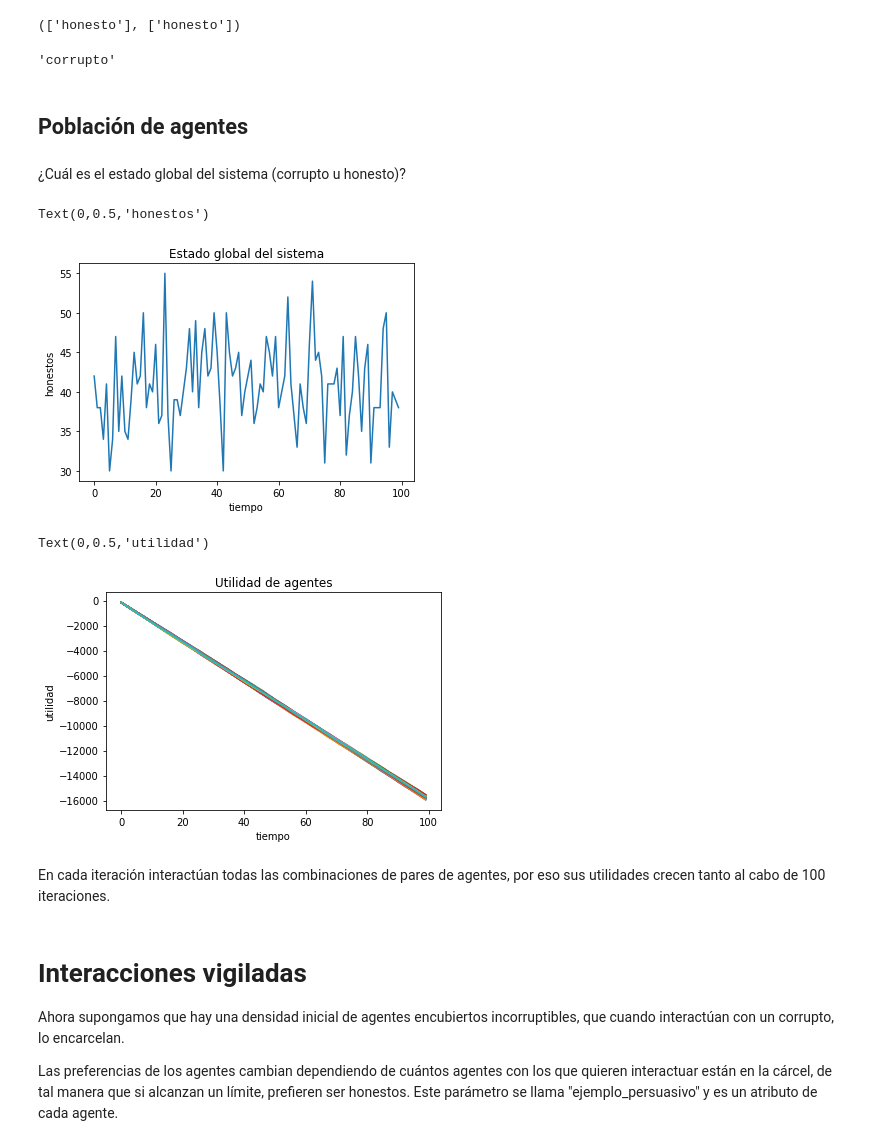
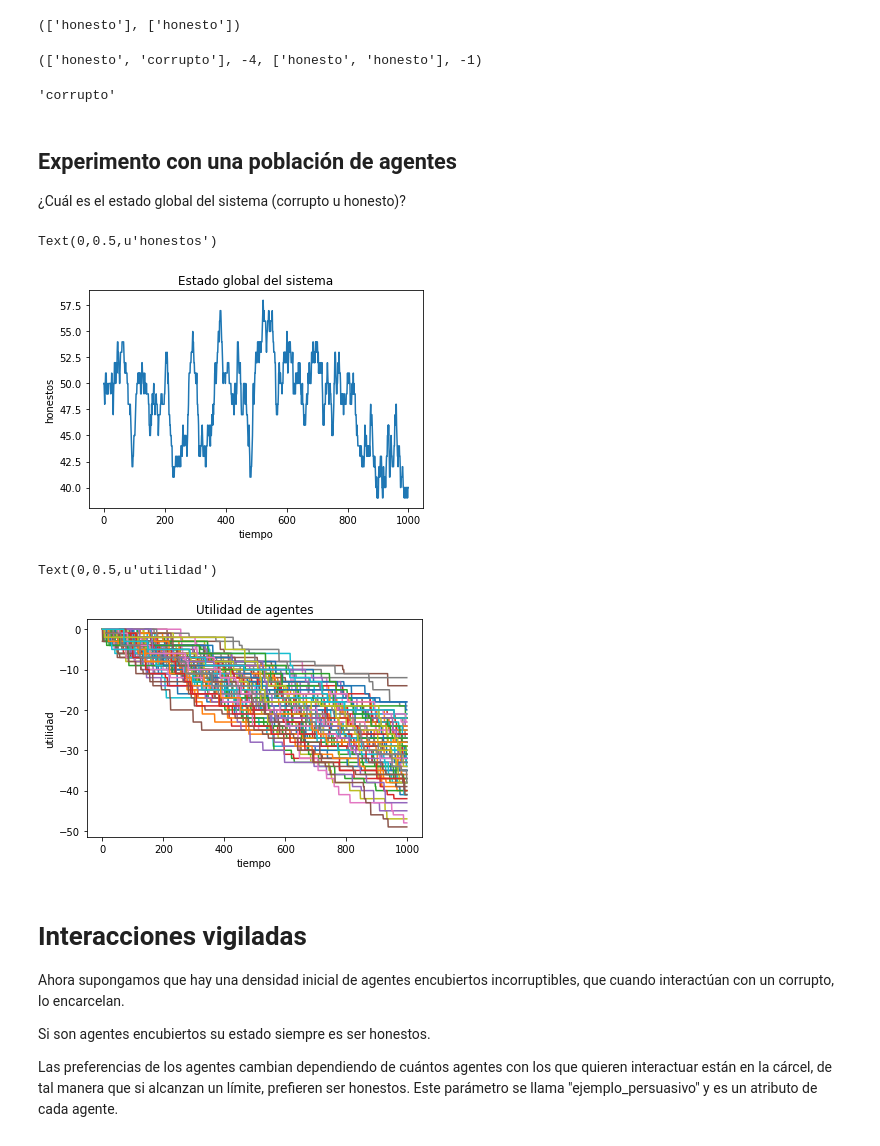
Before and after one commit to rgarcia-herrera/complejidad, a Jupyter notebook: Honestos Encubiertos.ipynb, the cells around one changed output. Drawn from its saved outputs; the diff is of its cells as text; code cells hidden in the pictures.

```diff
--- a/Honestos Encubiertos.ipynb
+++ b/Honestos Encubiertos.ipynb
@@ -81,48 +79,63 @@ A.utilidad, B.utilidad
 A.experiencia, B.experiencia
 # %% [output]
 (['honesto'], ['honesto'])
+# %%
+# Otra interacción muestra cómo los agentes acumulan utilidad
+# y experiencia.
+
+A.estado = 'honesto'
+B.estado = 'corrupto'
+
+interaccion(A, B)
+
+A.experiencia, A.utilidad, B.experiencia, B.utilidad
+# %% [output]
+(['honesto', 'corrupto'], -4, ['honesto', 'honesto'], -1)
 # %%
 # Aqui un agente que ha tenido muy malas experiencias:
-A.experiencia = ['corrupto', 'corrupto', 'corrupto', 'corrupto']
+A.experiencia = ['corrupto', 'honesto', 'corrupto', 'corrupto']
 
-# para actualizar el estado de un agente hay que ejecutar este método
-A.decide_recordando()
+# A diferencia de ejemplos previos en los que establecíamos
+# arbitrariamente el estado, acá dejamos que el agente actualice
+# con base en su experiencia.
+A.actualiza_estado()
 
 A.estado
 # %% [output]
 'corrupto'
-# %% [markdown]
-## Población de agentes
+# %% [markdown]
+## Experimento con una población de agentes
+
+¿Cuál es el estado global del sistema (corrupto u honesto)?
 # %%
 # una población de 100 agentes
 N = 100
-# simularemos por 100 iteraciones
-iteraciones = 100
-
-from itertools import combinations
+# simularemos 1000 iteraciones
+iteraciones = 1000
 
 # creamos N agentes
 agentes = [Agente() for n in range(N)]
 
-t_estado = []  # para registrar proporción de corruptos/honestos
-t_u = [] # para registrar utilidades de agentes por t
+# proporción de corruptos/honestos
+honestos = [0 for n in range(iteraciones)]
 
-# iterar
+# utilidades de agentes por t
+u = [0 for n in range(iteraciones)]
+
 for t in range(iteraciones):
-    # todos interactuan con todos, en cada iteración
-    for par in combinations(agentes, 2):
-        # antes de interactuar establecen su estado
-        par[0].decide_recordando()
-        par[1].decide_recordando()
+    # interactua un par cualquiera por cada t
+    A, B = random.sample(agentes, 2)
 
-        interaccion(*par)
+    A.actualiza_estado()
+    B.actualiza_estado()
 
-    # cuenta por estado
-    t_estado.append(len([a for a in agentes if a.estado == 'honesto']))
+    interaccion(A, B)
+
+    # registra honestos por t
+    honestos[t] = len([a for a in agentes if a.estado == 'honesto'])
+
     # guarda la utilidad de cada agente en t
-    t_u.append([a.utilidad for a in agentes])
+    u[t] = ([a.utilidad for a in agentes])
-# %% [markdown]
-¿Cuál es el estado global del sistema (corrupto u honesto)?
 # %%
 # importamos bibliotecas para plotear
 import matplotlib
@@ -131,26 +144,26 @@ import matplotlib.pyplot as plt
 # para desplegar los plots en el notebook
 %matplotlib inline
 
-plt.plot(t_estado)
+plt.plot(honestos)
 plt.title('Estado global del sistema')
 plt.xlabel('tiempo')
 plt.ylabel('honestos')
 # %% [output]
-Text(0,0.5,'honestos')
+Text(0,0.5,u'honestos')
-[figure, old version]
+[figure, new version]
 # %%
-fig = plt.plot(t_u)
+fig = plt.plot(u)
 plt.title('Utilidad de agentes')
 plt.xlabel('tiempo')
 plt.ylabel('utilidad')
 # %% [output]
-Text(0,0.5,'utilidad')
+Text(0,0.5,u'utilidad')
-[figure, old version]
+[figure, new version]
-# %% [markdown]
-En cada iteración interactúan todas las combinaciones de pares de agentes, por eso sus utilidades crecen tanto al cabo de 100 iteraciones.
 # %% [markdown]
 # Interacciones vigiladas
 
 Ahora supongamos que hay una densidad inicial de agentes encubiertos incorruptibles, que cuando interactúan con un corrupto, lo encarcelan.
 
+Si son agentes encubiertos su estado siempre es ser honestos.
+
 Las preferencias de los agentes cambian dependiendo de cuántos agentes con los que quieren interactuar están en la cárcel, de tal manera que si alcanzan un límite, prefieren ser honestos. Este parámetro se llama "ejemplo_persuasivo" y es un atributo de cada agente.
```
Also changed, not shown: parts of 17 cells of this notebook.
